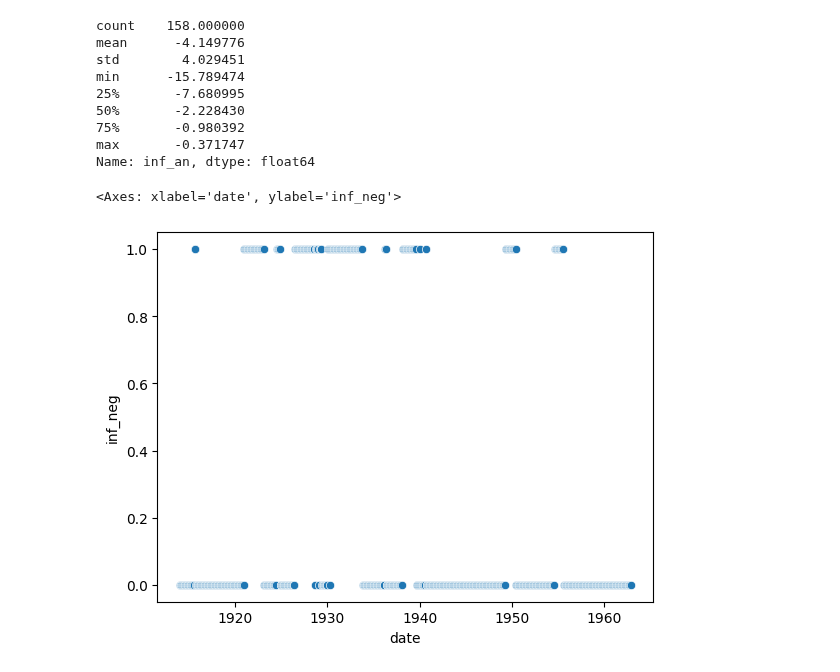
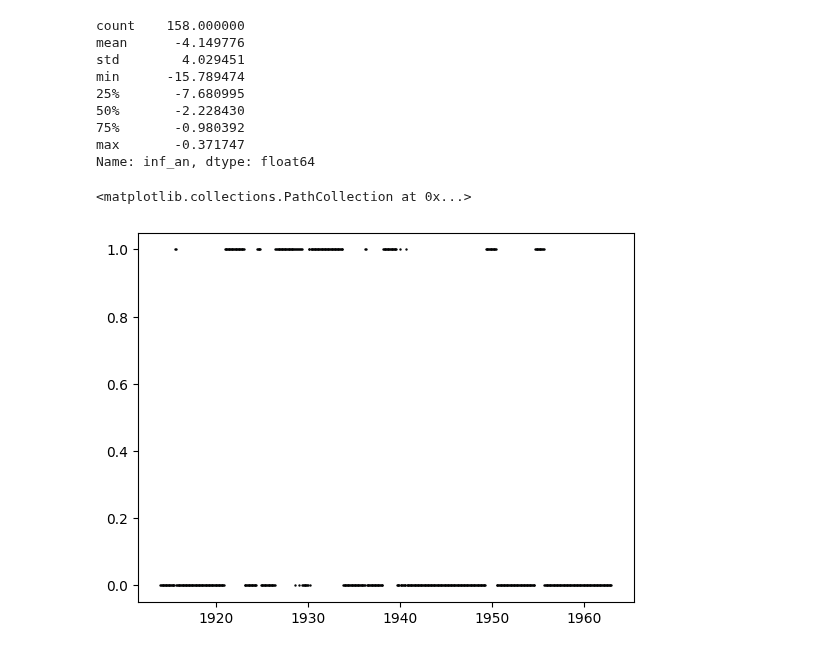
Before and after one commit to Rapamel/ProjetPythonDatascience, a Jupyter notebook: Main_Inflation.ipynb, the cells around one changed output. Drawn from its saved outputs; the diff is of its cells as text; code cells hidden in the pictures.

Commit message:
Premières visualisations

```diff
--- a/Main_Inflation.ipynb
+++ b/Main_Inflation.ipynb
@@ -264,8 +271,8 @@ max       -0.371747
 Name: inf_an, dtype: float64
 # %%
 # Graphique simple pour visualiser les périodes
-import seaborn as sns
-sns.scatterplot(x=CPI_sub["date"], y=CPI_sub["inf_neg"])
+
+plt.scatter(CPI_sub["date"], CPI_sub["inf_neg"], s=0.5, edgecolors="black")
 # %% [output]
-<Axes: xlabel='date', ylabel='inf_neg'>
+<matplotlib.collections.PathCollection at 0x...>
-[figure, old version]
+[figure, new version]
```
Also changed, not shown: parts of 5 cells of this notebook.
